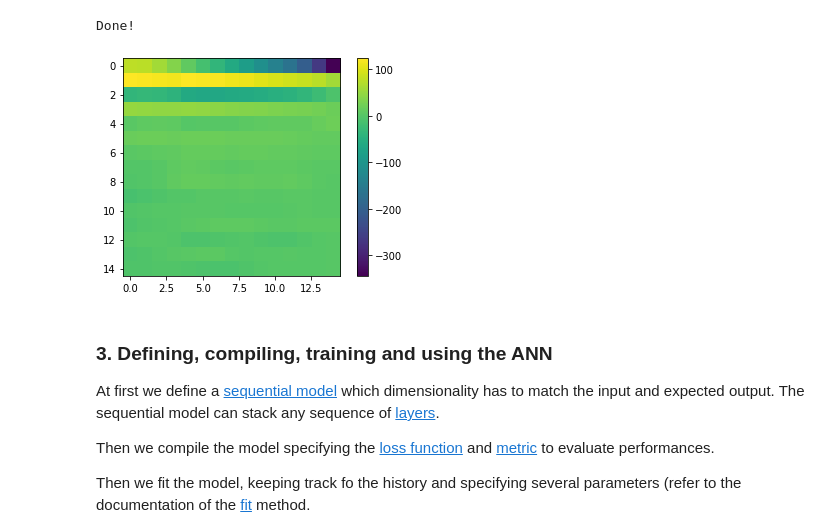
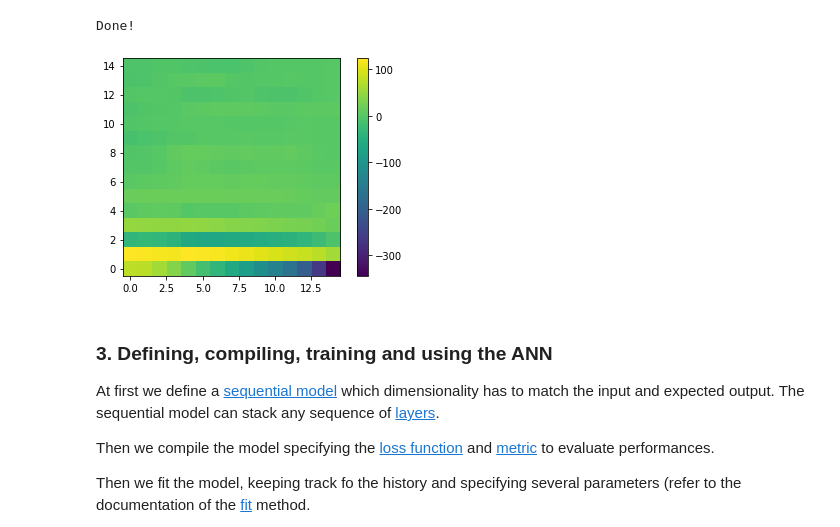
Before and after one commit to MCT-master/MCT4052, a Jupyter notebook: notebooks/workshops/Workshop8a - Tensorflow-Keras ANN Classifier.ipynb, the cells around one changed output. Saved outputs shown, nothing was run; the diff lists cells and outputs as text; code cells hidden in the pictures.

```diff
--- a/notebooks/workshops/Workshop8a - Tensorflow-Keras ANN Classifier.ipynb
+++ b/notebooks/workshops/Workshop8a - Tensorflow-Keras ANN Classifier.ipynb
@@ -96,14 +96,14 @@ Done!
 # %%
 # displaying the MFCC for one example (change the integer to see a different example)
 # This is a simple plotting using imshow (on the frequency axis low frequency are on top)
 
 plt.figure()
-plt.imshow(features[0]) #change
+plt.imshow(features[0], origin='lower') #change
 plt.colorbar()
 plt.grid(False)
 plt.show()
 # %% [output]
-[figure, old version]
+[figure, new version]
 # %%
 # for the splitting we still use scikit learn
 
```
Also changed, not shown: parts of 8 cells of this notebook.
